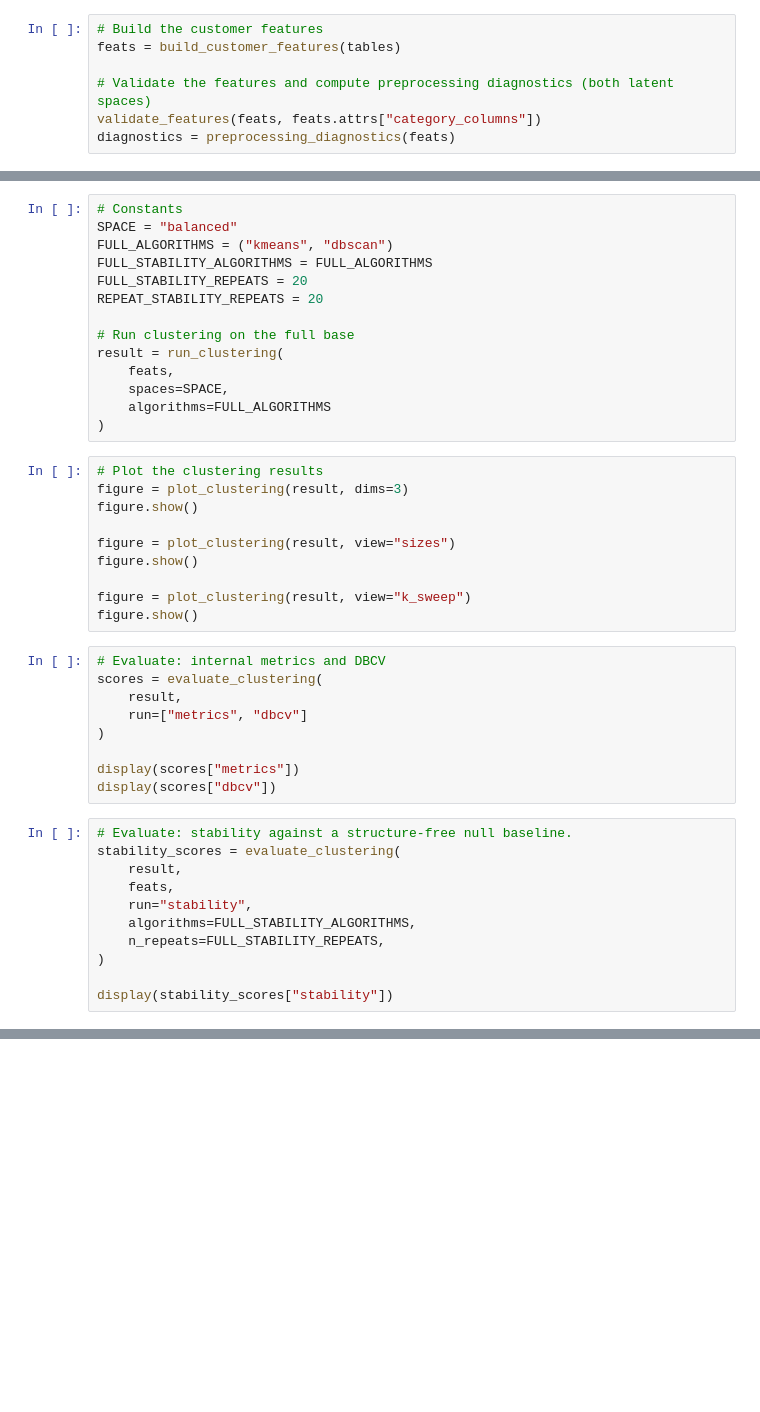
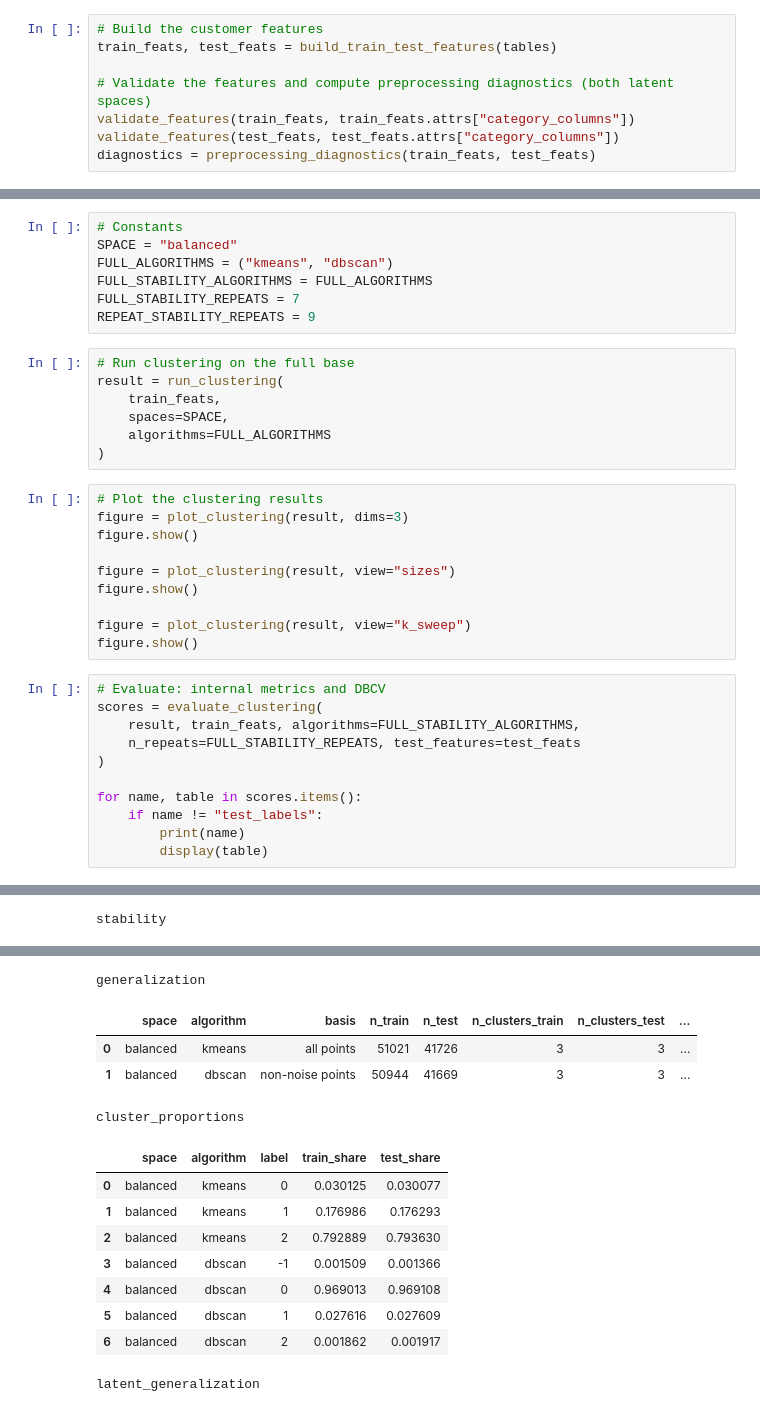
Before and after one commit to m-adisa/mlai, a Jupyter notebook: Phase_1/Project/notebook.ipynb, the cells around one changed output, grey strips where cells are left out. Saved outputs shown, nothing was run; the diff lists cells and outputs as text; blank space fills up the shorter version.

```diff
--- a/Phase_1/Project/notebook.ipynb
+++ b/Phase_1/Project/notebook.ipynb
@@ -13,7 +32,8 @@ validate_tables(tables)  # set verbose=False to disable printing of validation r
 # %%
 # Build the customer features
-feats = build_customer_features(tables)
+train_feats, test_feats = build_train_test_features(tables)
 
 # Validate the features and compute preprocessing diagnostics (both latent spaces)
-validate_features(feats, feats.attrs["category_columns"])
-diagnostics = preprocessing_diagnostics(feats)
+validate_features(train_feats, train_feats.attrs["category_columns"])
+validate_features(test_feats, test_feats.attrs["category_columns"])
+diagnostics = preprocessing_diagnostics(train_feats, test_feats)
@@ -22,15 +60,15 @@ diagnostics = preprocessing_diagnostics(feats)
 SPACE = "balanced"
 FULL_ALGORITHMS = ("kmeans", "dbscan")
 FULL_STABILITY_ALGORITHMS = FULL_ALGORITHMS
-FULL_STABILITY_REPEATS = 20
-REPEAT_STABILITY_REPEATS = 20
-
-# Run clustering on the full base
-result = run_clustering(
-    feats,
-    spaces=SPACE,
-    algorithms=FULL_ALGORITHMS
-)
+FULL_STABILITY_REPEATS = 7
+REPEAT_STABILITY_REPEATS = 9
+# %%
+# Run clustering on the full base
+result = run_clustering(
+    train_feats,
+    spaces=SPACE,
+    algorithms=FULL_ALGORITHMS
+)
 # %%
 # Plot the clustering results
 figure = plot_clustering(result, dims=3)
@@ -41,23 +79,15 @@ figure.show()
 
 figure = plot_clustering(result, view="k_sweep")
 figure.show()
-# %%
-# Evaluate: internal metrics and DBCV
-scores = evaluate_clustering(
-    result,
-    run=["metrics", "dbcv"]
-)
-
-display(scores["metrics"])
-display(scores["dbcv"])
-# %%
-# Evaluate: stability against a structure-free null baseline.
-stability_scores = evaluate_clustering(
-    result,
-    feats,
-    run="stability",
-    algorithms=FULL_STABILITY_ALGORITHMS,
-    n_repeats=FULL_STABILITY_REPEATS,
-)
-
-display(stability_scores["stability"])
+# %%
+# Evaluate: internal metrics and DBCV
+scores = evaluate_clustering(
+    result, train_feats, algorithms=FULL_STABILITY_ALGORITHMS,
+    n_repeats=FULL_STABILITY_REPEATS, test_features=test_feats
+)
+
+for name, table in scores.items():
+    if name != "test_labels":
+        print(name)
+        display(table)
+# %% [output]
@@ -63,0 +117 @@ display(stability_scores["stability"])
+stability
@@ -63,0 +121,14 @@ display(stability_scores["stability"])
+generalization
+|  | space | algorithm | basis | n_train | n_test | n_clusters_train | n_clusters_test | ... |
+| 0 | balanced | kmeans | all points | 51021 | 41726 | 3 | 3 | ... |
+| 1 | balanced | dbscan | non-noise points | 50944 | 41669 | 3 | 3 | ... |
+cluster_proportions
+|  | space | algorithm | label | train_share | test_share |
+| 0 | balanced | kmeans | 0 | 0.030125 | 0.030077 |
+| 1 | balanced | kmeans | 1 | 0.176986 | 0.176293 |
+| 2 | balanced | kmeans | 2 | 0.792889 | 0.793630 |
+| 3 | balanced | dbscan | -1 | 0.001509 | 0.001366 |
+| 4 | balanced | dbscan | 0 | 0.969013 | 0.969108 |
+| 5 | balanced | dbscan | 1 | 0.027616 | 0.027609 |
+| 6 | balanced | dbscan | 2 | 0.001862 | 0.001917 |
+latent_generalization
```
Also changed, not shown: parts of 6 cells of this notebook, 4 other files.
